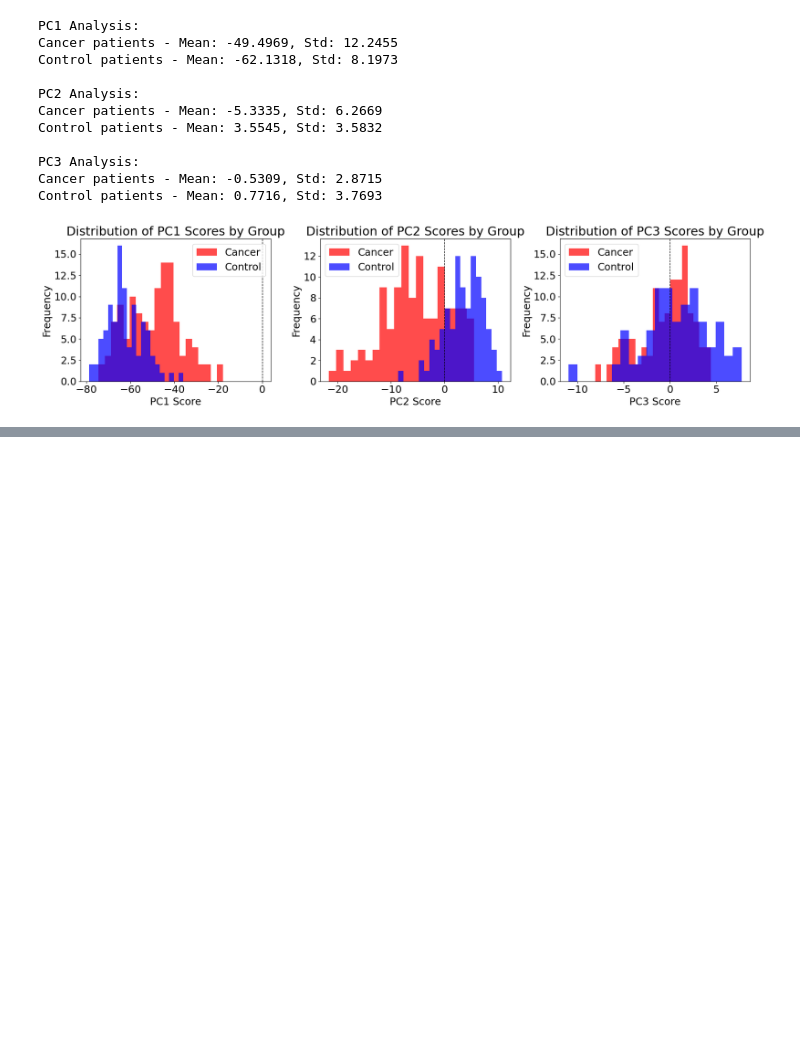
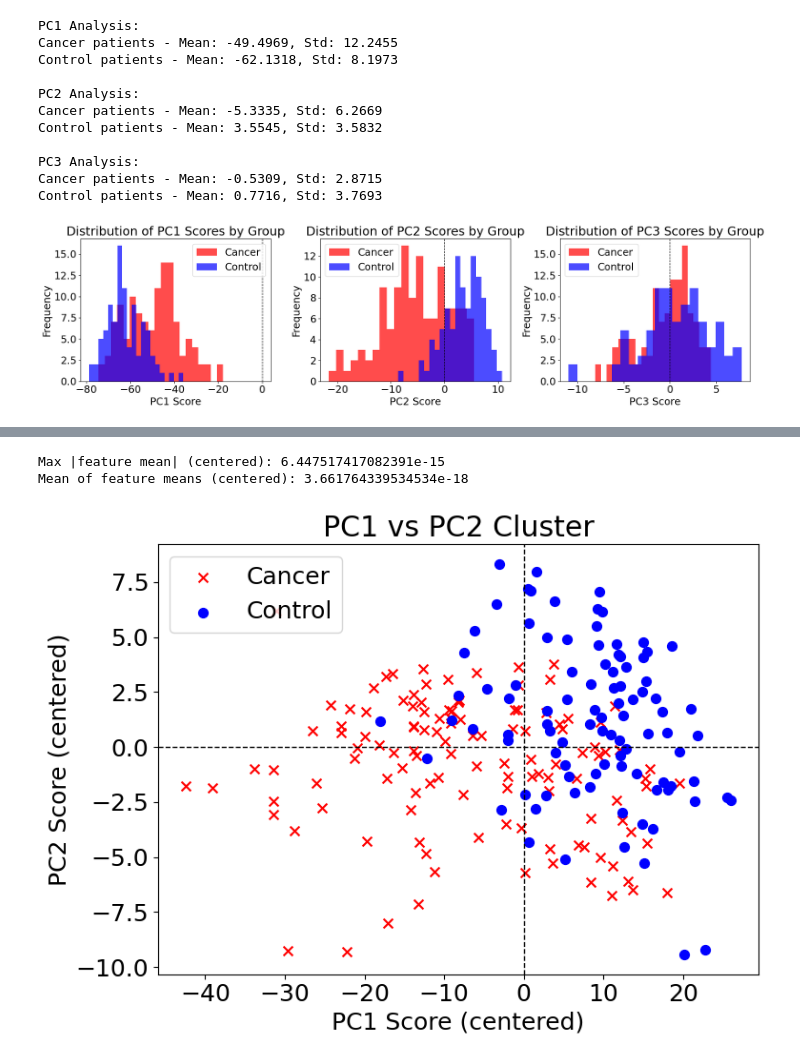
Before and after one commit to lasreeram/datascieng, a Jupyter notebook: pca_ovarian_cancer.ipynb, the cells around one changed output, grey strips where cells are left out. Saved outputs shown, nothing was run; the diff lists cells and outputs as text; code cells hidden in the pictures; blank space fills up the shorter version.

```diff
--- a/pca_ovarian_cancer.ipynb
+++ b/pca_ovarian_cancer.ipynb
@@ -198,0 +274,29 @@ Control patients - Mean: 0.7716, Std: 3.7693
+# %%
+centered_means = np.mean(obs_centered, axis=0)
+print("Max |feature mean| (centered):", np.max(np.abs(centered_means)))
+print("Mean of feature means (centered):", np.mean(centered_means))
+# %% [output]
+Max |feature mean| (centered): 6.447517417082391e-15
+Mean of feature means (centered): 3.661764339534534e-18
+# %%
+# 2D scatter of PC1 vs PC2 (centered)
+pc1_scores = obs_centered @ VT_c[0, :].T
+pc2_scores = obs_centered @ VT_c[1, :].T
+grp_arr = np.array(grp[:obs_centered.shape[0]])
+
+plt.figure(figsize=(8, 6))
+plt.scatter(pc1_scores[grp_arr == 'Cancer'], pc2_scores[grp_arr == 'Cancer'],
+            marker='x', color='red', s=50, label='Cancer')
+plt.scatter(pc1_scores[grp_arr != 'Cancer'], pc2_scores[grp_arr != 'Cancer'],
+            marker='o', color='blue', s=50, label='Control')
+
+plt.xlabel('PC1 Score (centered)')
+plt.ylabel('PC2 Score (centered)')
+plt.title('PC1 vs PC2 Cluster')
+plt.axhline(0, color='black', linestyle='--', linewidth=1)
+plt.axvline(0, color='black', linestyle='--', linewidth=1)
+plt.legend()
+plt.tight_layout()
+plt.show()
+# %% [output]
+[figure, added]
```
Also changed, not shown: parts of 5 cells of this notebook, 4 other files.
